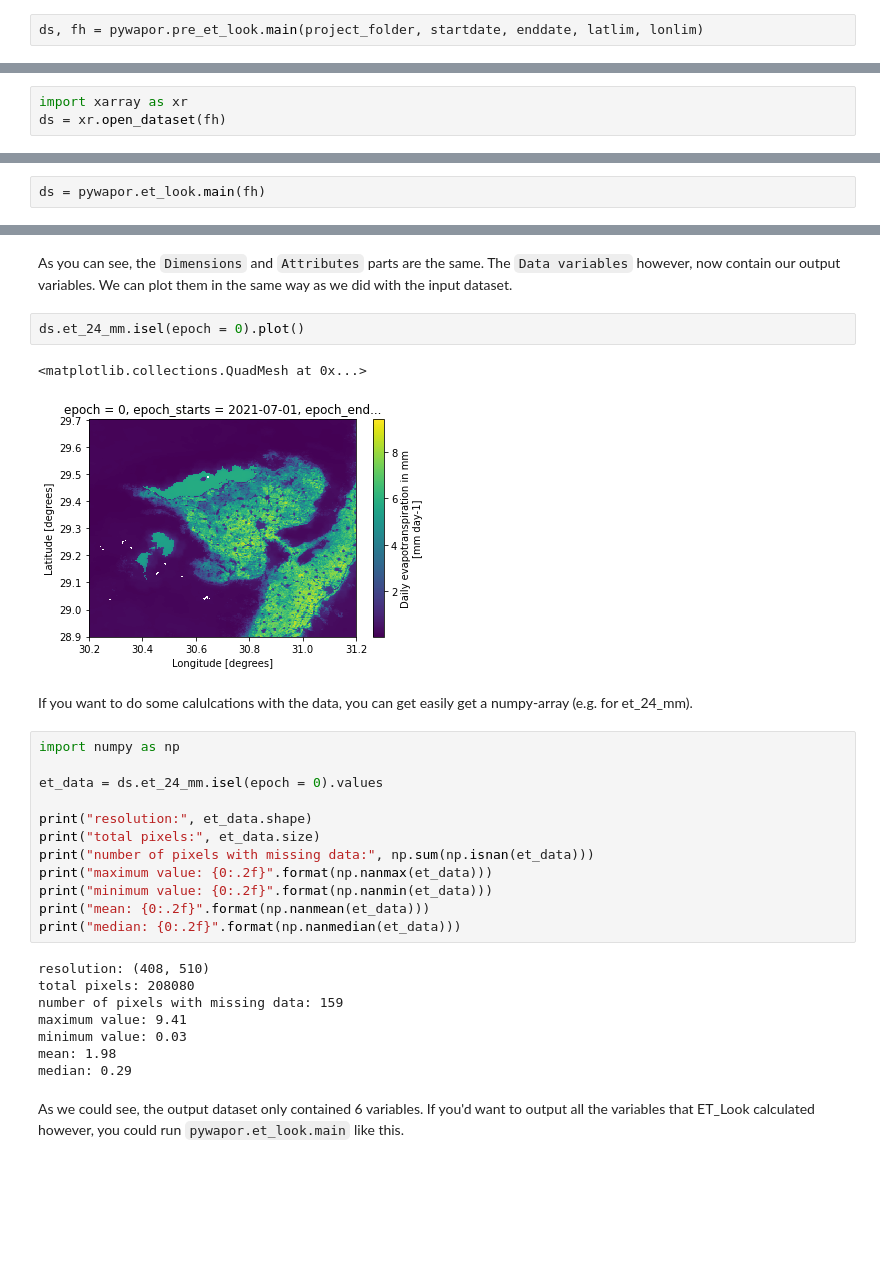
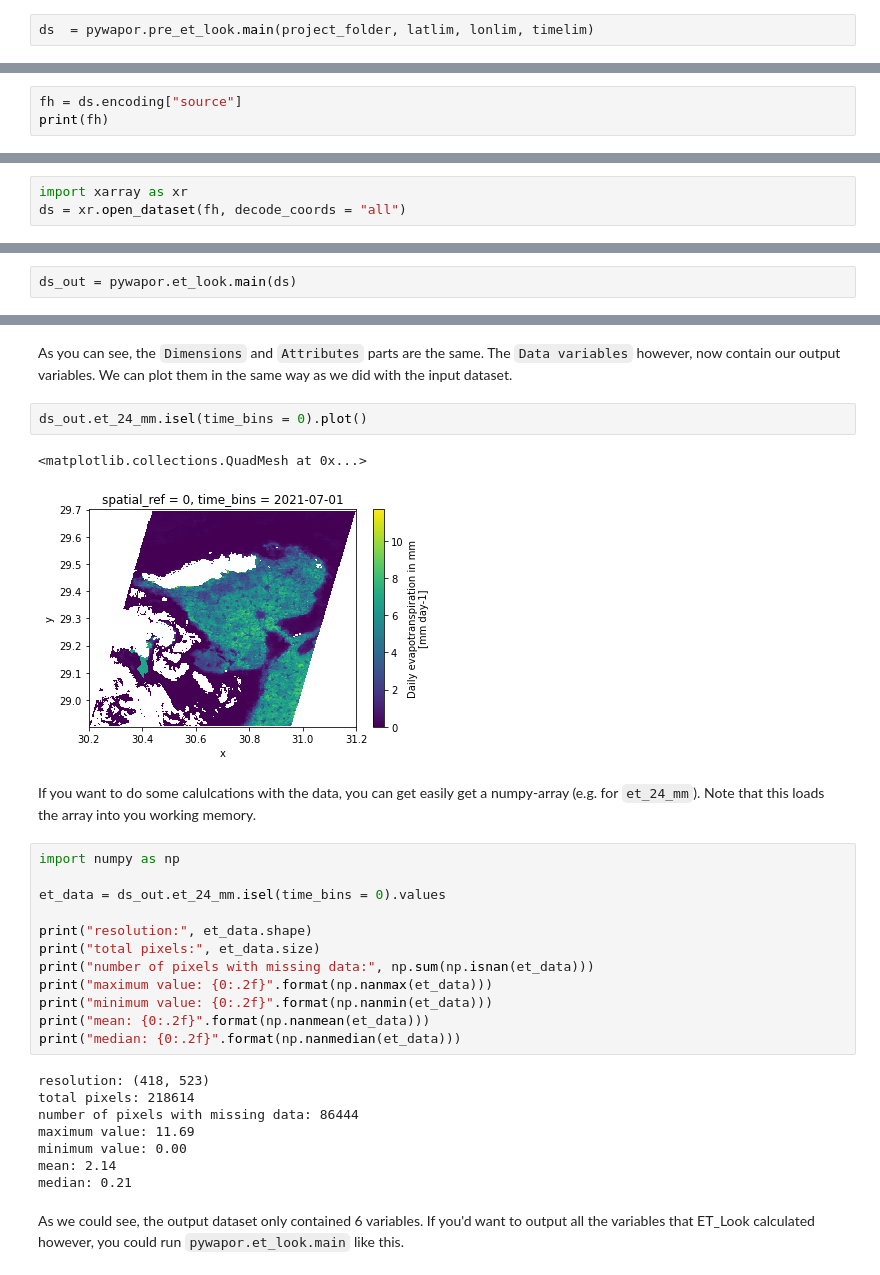
Before and after one commit to bertcoerver/pywapor_notebooks, a Jupyter notebook: 1_introduction.ipynb, the cells around one changed output, grey strips where cells are left out. Drawn from its saved outputs; the diff is of its cells as text; blank space fills up the shorter version.

```diff
--- a/1_introduction.ipynb
+++ b/1_introduction.ipynb
@@ -61,6 +56,6 @@ lonlim = [30.2, 31.2]
 # %% [markdown]
 Then we can run `pywapor.pre_et_look.main()` to start the downloading.
 # %%
-ds, fh = pywapor.pre_et_look.main(project_folder, startdate, enddate, latlim, lonlim)
+ds  = pywapor.pre_et_look.main(project_folder, latlim, lonlim, timelim)
 # %% [output]
 > PRE_ET_LOOK
@@ -108,0 +98,3 @@ The variable called `ds` (which stands for Dataset), is an xarray.Dataset. XArra
+# %%
+fh = ds.encoding["source"]
+print(fh)
@@ -152,3 +158,3 @@ If for some reason you have lost the variable `ds` (maybe you restarted you comp
 # %%
 import xarray as xr
-ds = xr.open_dataset(fh)
+ds = xr.open_dataset(fh, decode_coords = "all")
@@ -161,3 +165,3 @@ Now that we have created the input file for the model, we can run the model! We
 # %%
-ds = pywapor.et_look.main(fh)
+ds_out = pywapor.et_look.main(ds)
 # %% [output]
@@ -206,16 +212,16 @@ Attributes:
 # %% [markdown]
 As you can see, the `Dimensions` and `Attributes` parts are the same. The `Data variables` however, now contain our output variables. We can plot them in the same way as we did with the input dataset.
 # %%
-ds.et_24_mm.isel(epoch = 0).plot()
+ds_out.et_24_mm.isel(time_bins = 0).plot()
 # %% [output]
 <matplotlib.collections.QuadMesh at 0x...>
-[figure, old version]
+[figure, new version]
 # %% [markdown]
-If you want to do some calulcations with the data, you can get easily get a numpy-array (e.g. for et_24_mm).
+If you want to do some calulcations with the data, you can get easily get a numpy-array (e.g. for `et_24_mm`). Note that this loads the array into you working memory.
 # %%
 import numpy as np
 
-et_data = ds.et_24_mm.isel(epoch = 0).values
+et_data = ds_out.et_24_mm.isel(time_bins = 0).values
 
 print("resolution:", et_data.shape)
 print("total pixels:", et_data.size)
@@ -225,13 +231,13 @@ print("minimum value: {0:.2f}".format(np.nanmin(et_data)))
 print("mean: {0:.2f}".format(np.nanmean(et_data)))
 print("median: {0:.2f}".format(np.nanmedian(et_data)))
 # %% [output]
-resolution: (408, 510)
-total pixels: 208080
-number of pixels with missing data: 159
-maximum value: 9.41
-minimum value: 0.03
-mean: 1.98
-median: 0.29
+resolution: (418, 523)
+total pixels: 218614
+number of pixels with missing data: 86444
+maximum value: 11.69
+minimum value: 0.00
+mean: 2.14
+median: 0.21
 # %% [markdown]
 As we could see, the output dataset only contained 6 variables. If you'd want to output all the variables that ET_Look calculated however, you could run `pywapor.et_look.main` like this.
 # %%
```
Also changed, not shown: parts of 42 cells of this notebook, 7 other files.
